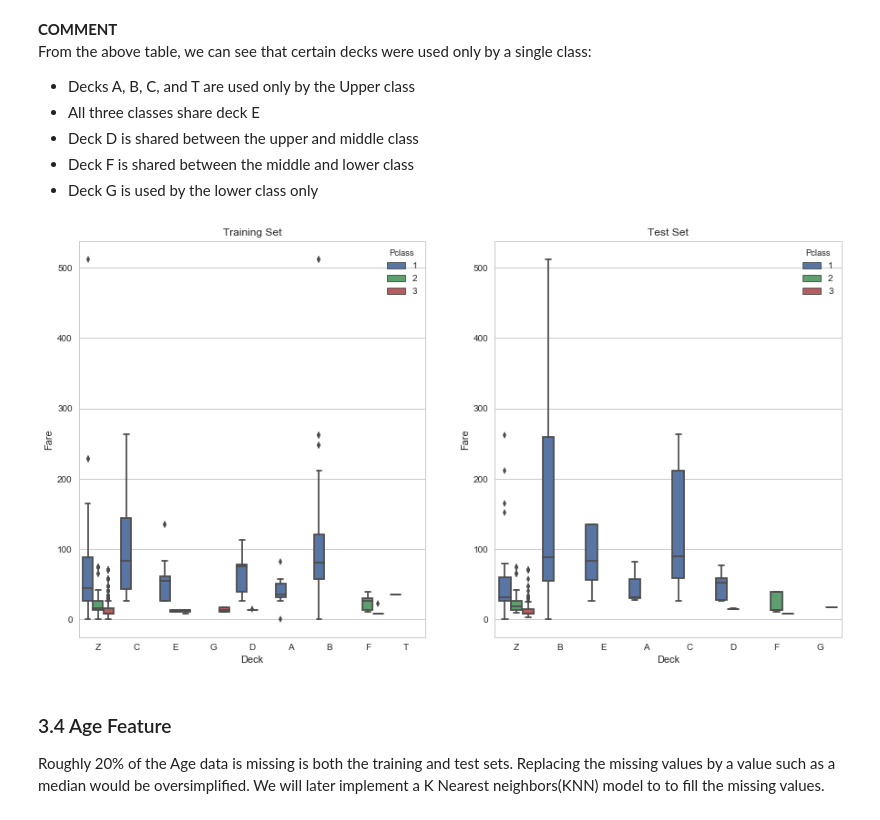
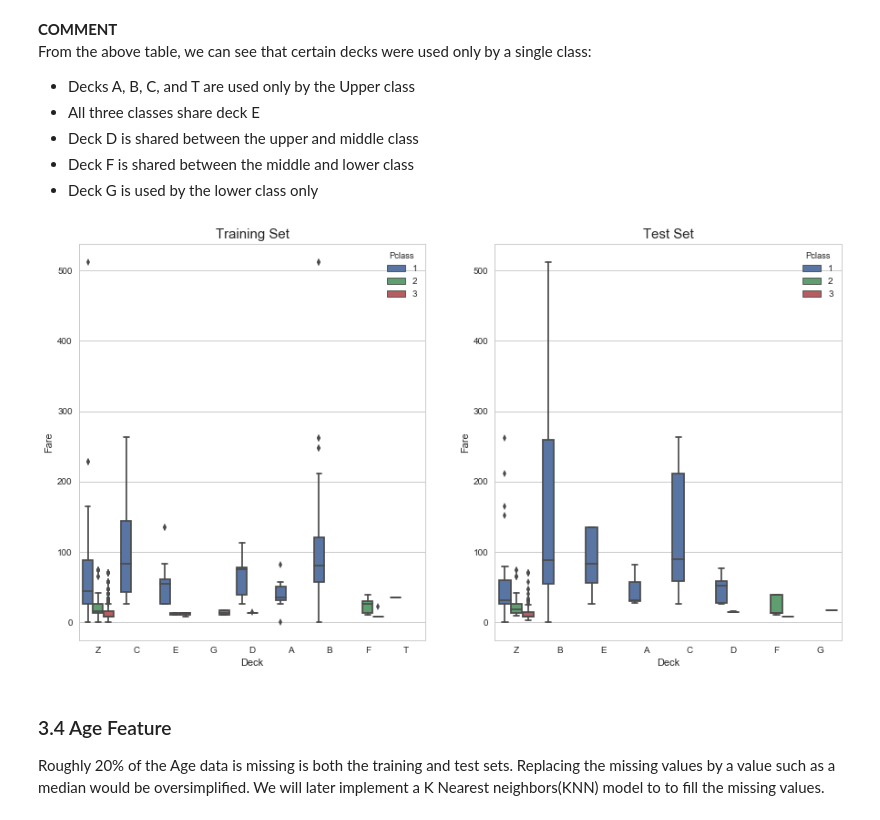
Before and after one commit to tdody/Kaggle, a Jupyter notebook: Titanic/Titanic.ipynb, the cells around one changed output. Saved outputs shown, nothing was run; the diff lists cells and outputs as text; code cells hidden in the pictures.

```diff
--- a/Titanic/Titanic.ipynb
+++ b/Titanic/Titanic.ipynb
@@ -309,12 +345,12 @@ From the above table, we can see that certain decks were used only by a single c
 # %%
 # Plot information
 fig, ax = plt.subplots(figsize=(15,8),ncols=2)
 ax1 = sns.boxplot(x='Deck',y='Fare',hue='Pclass',data=train,ax=ax[0])
 ax2 = sns.boxplot(x='Deck',y='Fare',hue='Pclass',data=test,ax=ax[1])
-ax1.set_title('Training Set')
-ax2.set_title('Test Set');
+ax1.set_title('Training Set',fontsize=15)
+ax2.set_title('Test Set',fontsize=15);
 # %% [output]
-[figure, old version]
+[figure, new version]
 # %% [markdown]
 ### 3.4 Age Feature
 
```
Also changed, not shown: parts of 49 cells of this notebook.
